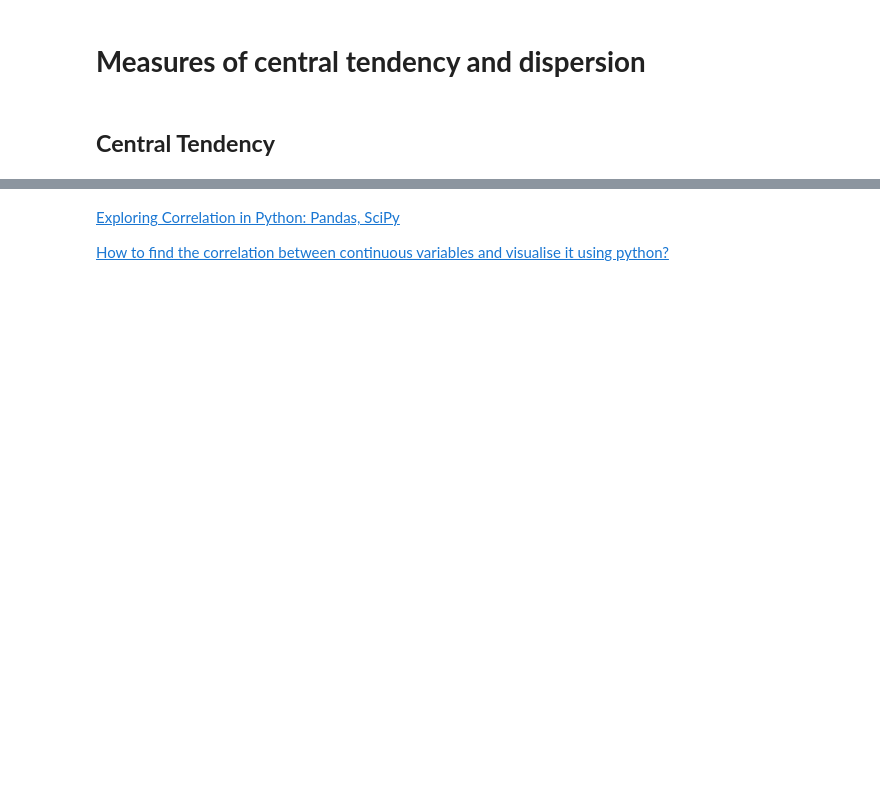
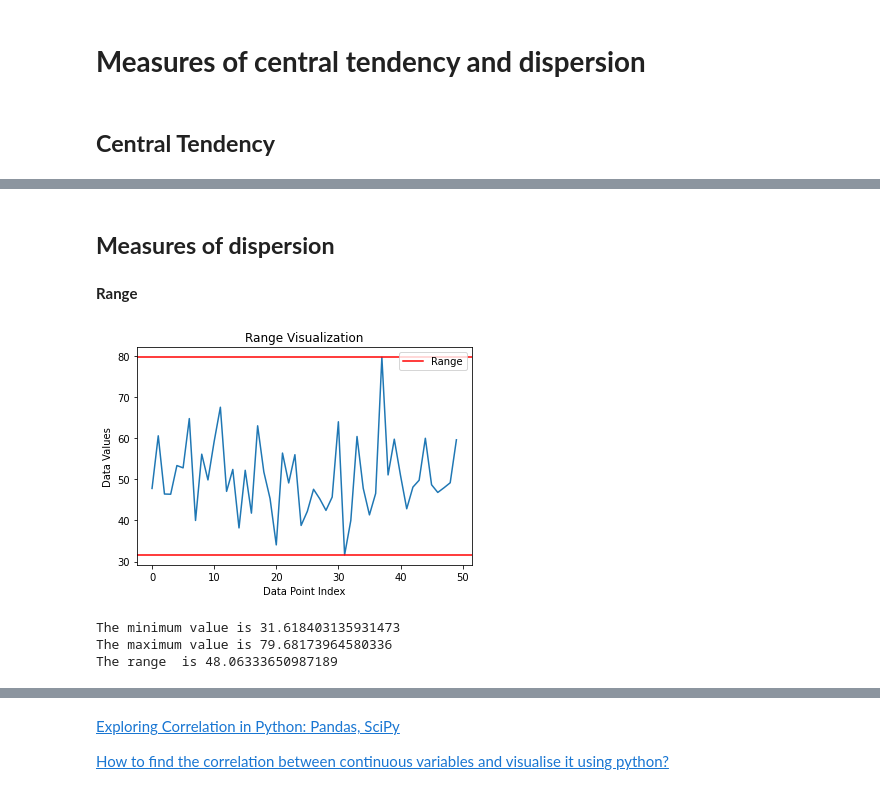
Before and after one commit to dr-mushtaq/Machine-Learning, a Jupyter notebook: Statistics_for_Machine_Learning_.ipynb, the cells around one changed output, grey strips where cells are left out. Saved outputs shown, nothing was run; the diff lists cells and outputs as text; code cells hidden in the pictures; blank space fills up the shorter version.

```diff
--- a/Statistics_for_Machine_Learning_.ipynb
+++ b/Statistics_for_Machine_Learning_.ipynb
@@ -596,0 +597,27 @@ Mode:  458075833.0
+# %% [markdown]
+## **Measures of dispersion**
+# %% [markdown]
+**Range**
+# %%
+# Calculate the range
+range_min = np.min(data)
+range_max = np.max(data)
+
+# Create a line plot with the range represented by two horizontal lines
+fig, ax = plt.subplots()
+ax.plot(data)
+ax.axhline(y=range_min, color='r', label='Range')
+ax.axhline(y=range_max, color='r')
+ax.legend()
+ax.set_title("Range Visualization")
+ax.set_xlabel("Data Point Index")
+ax.set_ylabel("Data Values")
+plt.show()
+print(f"The minimum value is {range_min}")
+print(f"The maximum value is {range_max}")
+print(f"The range  is {range_max-range_min}")
+# %% [output]
+[figure, added]
+The minimum value is 31.618403135931473
+The maximum value is 79.68173964580336
+The range  is 48.06333650987189
```
Also changed, not shown: parts of 3 cells of this notebook.
